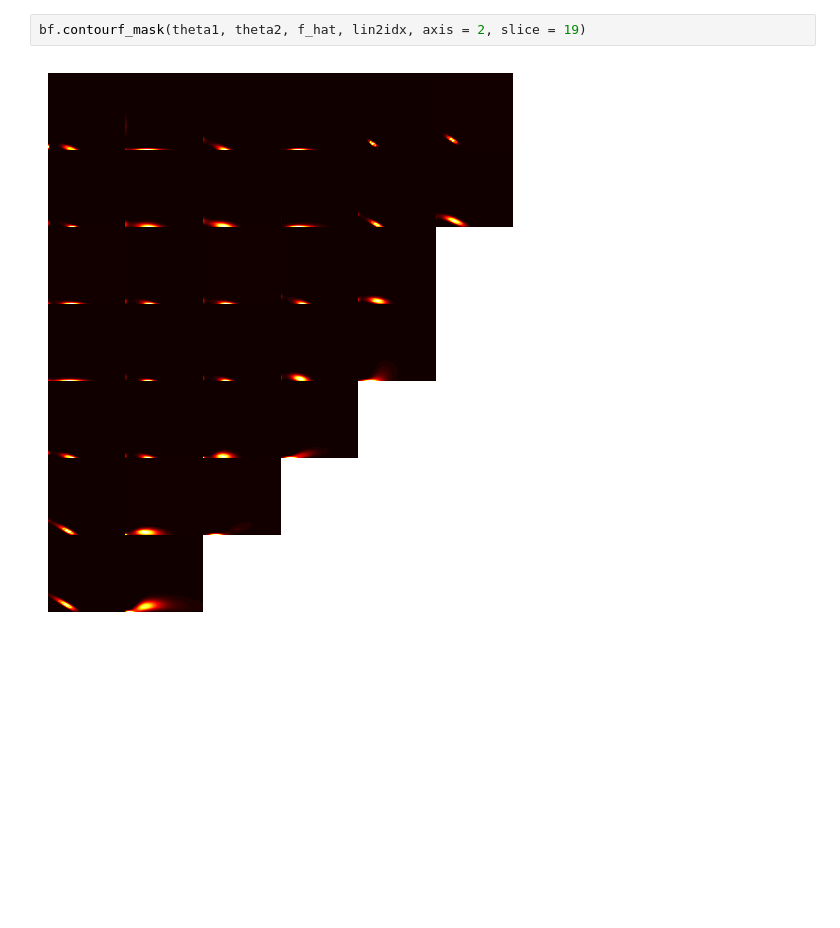
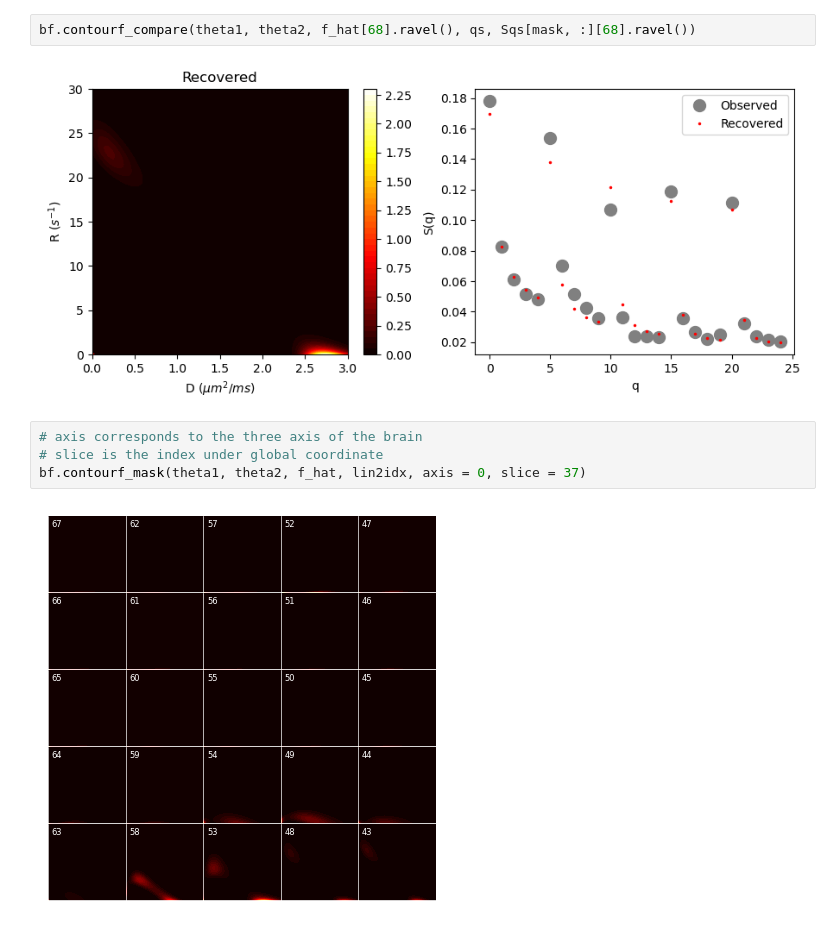
Before and after one commit to xunany/MaxEnt, a Jupyter notebook: Analyzing.ipynb, the cells around one changed output. Drawn from its saved outputs; the diff is of its cells as text; blank space fills up the shorter version.

```diff
--- a/Analyzing.ipynb
+++ b/Analyzing.ipynb
@@ -71,4 +132,10 @@ plt.show()
+# %%
+bf.contourf_compare(theta1, theta2, f_hat[68].ravel(), qs, Sqs[mask, :][68].ravel())
+# %% [output]
+[figure, added]
 # %%
-bf.contourf_mask(theta1, theta2, f_hat, lin2idx, axis = 2, slice = 19)
+# axis corresponds to the three axis of the brain
+# slice is the index under global coordinate
+bf.contourf_mask(theta1, theta2, f_hat, lin2idx, axis = 0, slice = 37)
 # %% [output]
-[figure, old version]
+[figure, new version]
```
Also changed, not shown: parts of 20 cells of this notebook, 12 other files.
